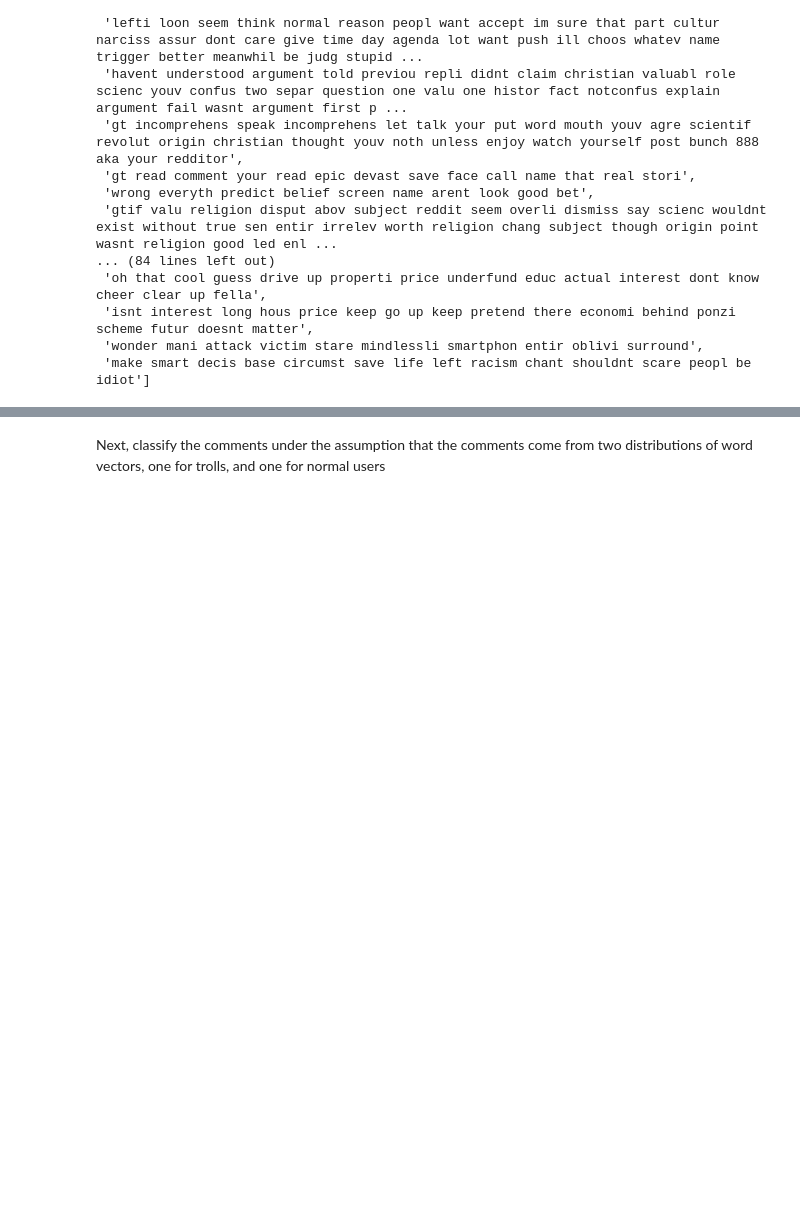
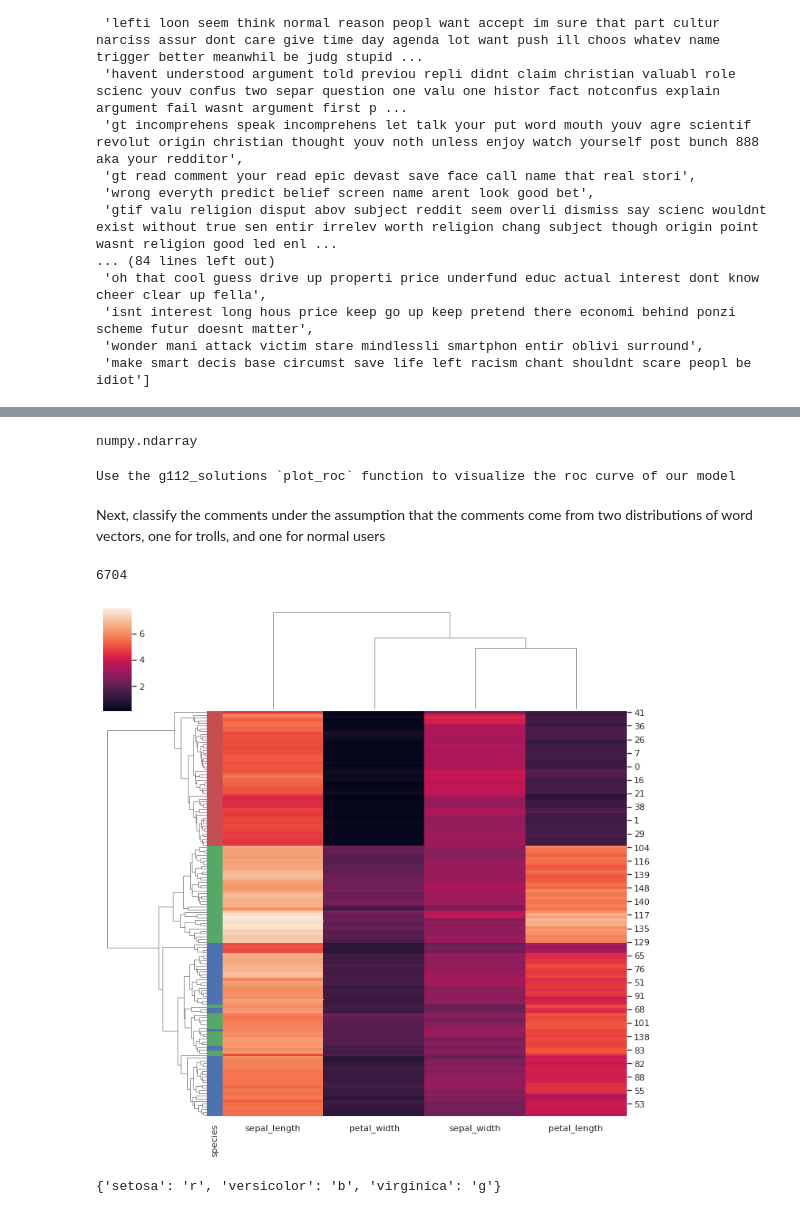
Before and after one commit to cfdv/troll_classifier, a Jupyter notebook: cfdv_2016_blm_get_data.ipynb, the cells around one changed output, grey strips where cells are left out. Saved outputs shown, nothing was run; the diff lists cells and outputs as text; code cells hidden in the pictures; blank space fills up the shorter version.

```diff
--- a/cfdv_2016_blm_get_data.ipynb
+++ b/cfdv_2016_blm_get_data.ipynb
@@ -1121,2 +1266,18 @@ Spoke with Dan. He suggests using a random forest classifier on the tfidf vector
+# %%
+type(X)
+# %% [output]
+numpy.ndarray
+# %%
+print("Use the g112_solutions `plot_roc` function to visualize the roc curve of our model")
+# rnd_smp = np.random.random_sample(len(X)) < 0.
+plot_roc(X, y, RandomForestClassifier, 'Random_Forest',
+         n_estimators=100, max_depth=5, max_features=25,
+         n_jobs=-1, random_state=30, oob_score=True)
+# %% [output]
+Use the g112_solutions `plot_roc` function to visualize the roc curve of our model
 # %% [markdown]
 Next, classify the comments under the assumption that the comments come from two distributions of word vectors, one for trolls, and one for normal users
+# %%
+len(set(comms[~comms['author'].isna()]['id']))
+# %% [output]
+6704
@@ -1122,0 +1286,10 @@ Next, classify the comments under the assumption that the comments come from two
+# %%
+lut = dict(zip(species.unique(), "rbg"))
+row_colors = species.map(lut)
+g = sns.clustermap(iris, row_colors=row_colors)
+# %% [output]
+[figure, added]
+# %%
+lut
+# %% [output]
+{'setosa': 'r', 'versicolor': 'b', 'virginica': 'g'}
```
Also changed, not shown: parts of 24 cells of this notebook.
